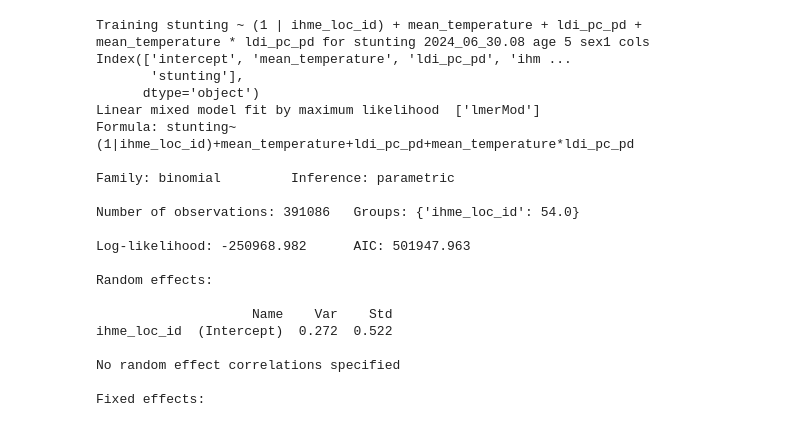
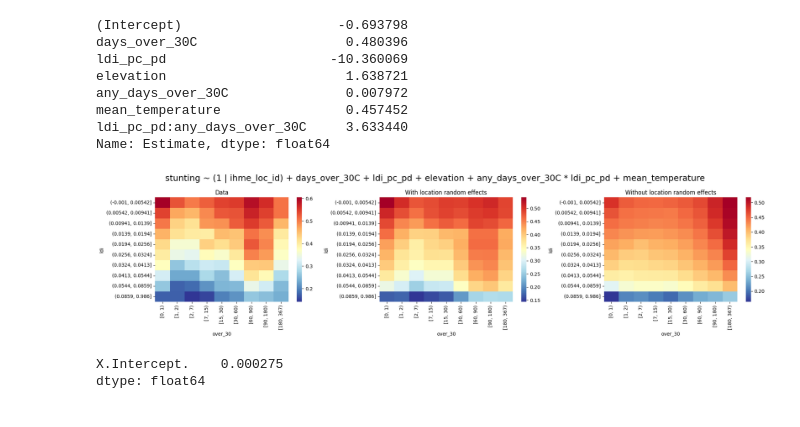
Before and after one commit to ihmeuw/rra-climate-health, a Jupyter notebook: notebooks/2024_06_30_model_training.ipynb, the cells around one changed output. Cells and saved outputs as stored; diff of their text form; code cells hidden in the pictures.

```diff
--- a/notebooks/2024_06_30_model_training.ipynb
+++ b/notebooks/2024_06_30_model_training.ipynb
@@ -88,33 +143,20 @@ df = df.loc[subset_mask].reset_index(drop=True)
-# %%
-# TODO: Test/train split
-print(f"Training {model_spec.lmer_formula} for {measure} {model_version} age {age_group_id} sex{sex_id} cols {df.columns}")
-model = Lmer(model_spec.lmer_formula, data=df, family='binomial')
-model.fit()
-if len(model.warnings) > 0:
-    # TODO save these to a file
-    print(model.warnings)
-    raise ValueError(f"Model {model_spec} did not fit.")
-# %% [output]
-Training stunting ~ (1 | ihme_loc_id) + mean_temperature + ldi_pc_pd + mean_temperature * ldi_pc_pd for stunting 2024_06_30.08 age 5 sex1 cols Index(['intercept', 'mean_temperature', 'ldi_pc_pd', 'ihm ...
-       'stunting'],
-      dtype='object')
-Linear mixed model fit by maximum likelihood  ['lmerMod']
-Formula: stunting~(1|ihme_loc_id)+mean_temperature+ldi_pc_pd+mean_temperature*ldi_pc_pd
-
-Family: binomial         Inference: parametric
-
-Number of observations: 391086   Groups: {'ihme_loc_id': 54.0}
-
-Log-likelihood: -250968.982      AIC: 501947.963
-
-Random effects:
-
-                    Name    Var    Std
-ihme_loc_id  (Intercept)  0.272  0.522
-
-No random effect correlations specified
-
-Fixed effects:
+# %%
+describe_model(model, formula)
+# %% [output]
+(Intercept)                    -0.693798
+days_over_30C                   0.480396
+ldi_pc_pd                     -10.360069
+elevation                       1.638721
+any_days_over_30C               0.007972
+mean_temperature                0.457452
+ldi_pc_pd:any_days_over_30C     3.633440
+Name: Estimate, dtype: float64
+[figure, added]
+# %%
+model.ranef.mean()
+# %% [output]
+X.Intercept.    0.000275
+dtype: float64
 # %%
 import pickle
 from pathlib import Path
```
Also changed, not shown: parts of 41 cells of this notebook, 6 other files.
